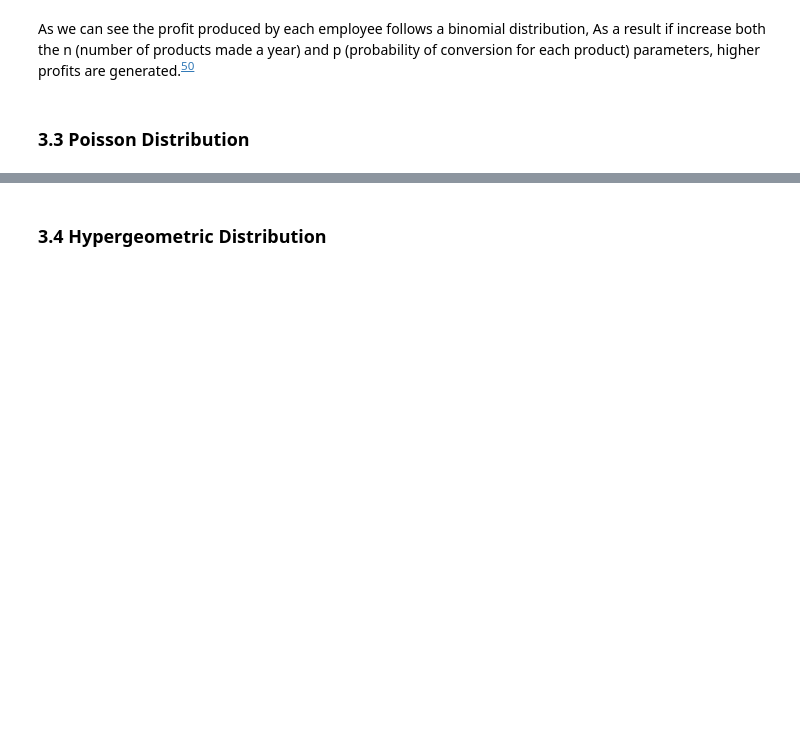
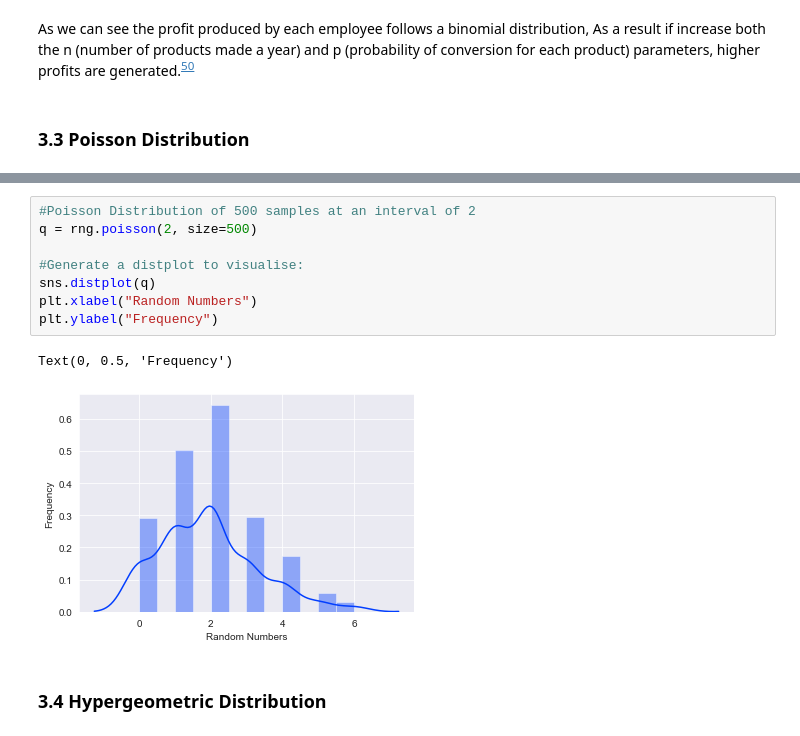
Before and after one commit to JPLee01/Programming_for_Data_Analysis-Assignment, a Jupyter notebook: Programming_for_Data_Analysis-Assignment.ipynb, the cells around one changed output, grey strips where cells are left out. Saved outputs shown, nothing was run; the diff lists cells and outputs as text; blank space fills up the shorter version.

```diff
--- a/Programming_for_Data_Analysis-Assignment.ipynb
+++ b/Programming_for_Data_Analysis-Assignment.ipynb
@@ -674,3 +659,14 @@ SyntaxError: invalid syntax (<ipython-input-33-9a67e37e04df>, line 13)
+# %%
+#Poisson Distribution of 500 samples at an interval of 2
+q = rng.poisson(2, size=500)
+
+#Generate a distplot to visualise:
+sns.distplot(q)
+plt.xlabel("Random Numbers")
+plt.ylabel("Frequency")
+# %% [output]
+Text(0, 0.5, 'Frequency')
+[figure, added]
 # %% [markdown]
 ### 3.4 Hypergeometric Distribution
 # %% [markdown]
```
Also changed, not shown: parts of 42 cells of this notebook, 1 other file.
